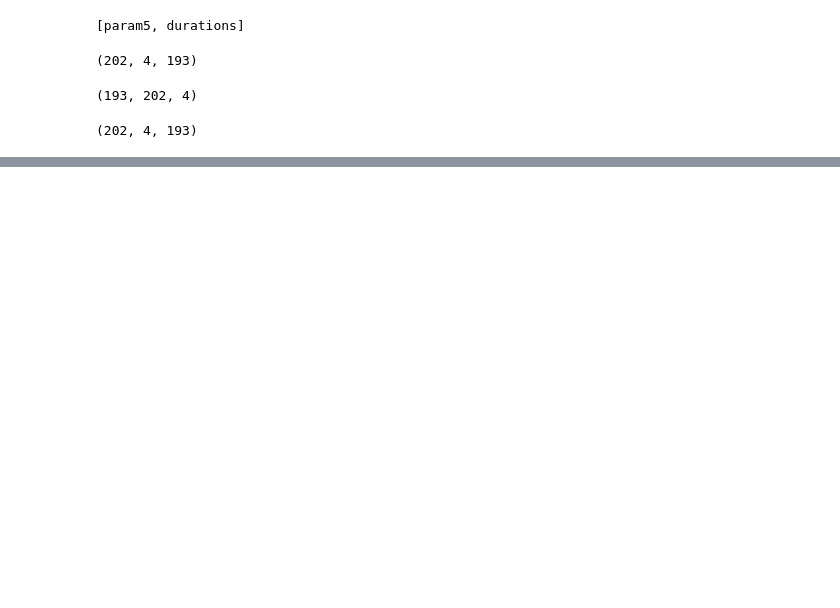
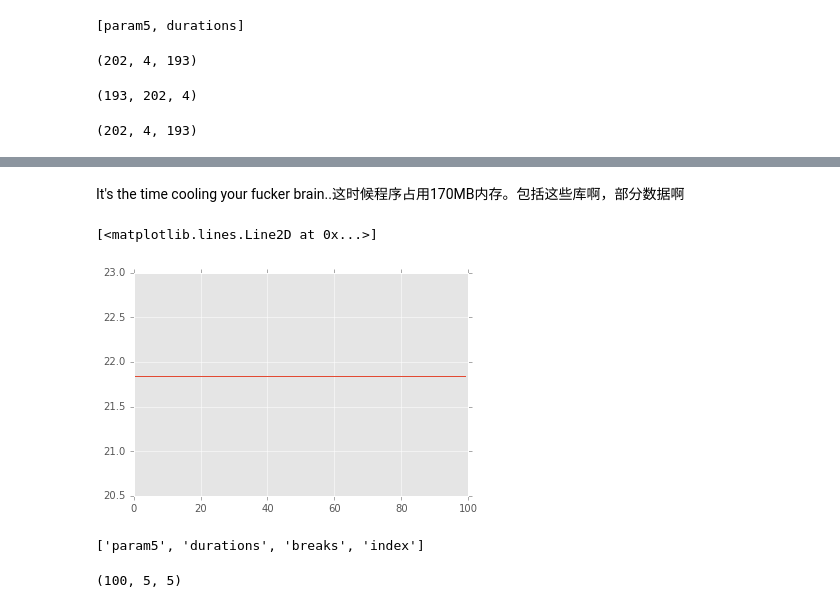
Before and after one commit to yiyuezhuo/touhou-replay-research, a Jupyter notebook: model2.ipynb, the cells around one changed output, grey strips where cells are left out. Drawn from its saved outputs; the diff is of its cells as text; code cells hidden in the pictures; blank space fills up the shorter version.

```diff
--- a/model2.ipynb
+++ b/model2.ipynb
@@ -155,0 +155,12 @@ Wall time: 48.2 s
+# %% [markdown]
+It's the time cooling your fucker brain..这时候程序占用170MB内存。包括这些库啊，部分数据啊
+# %%
+%%time
+with model:
+    step = pm.Metropolis()
+    trace = pm.sample(100, tune=0, init=None, step=step)
+# %%
+plt.plot(trace['param5'][:,0,0])
+# %% [output]
+[<matplotlib.lines.Line2D at 0x...>]
+[figure, added]
@@ -157,3 +170,11 @@ Wall time: 48.2 s
 # Go on!
 with model:
     trace = pm.sample(100)
+# %%
+trace.varnames
+# %% [output]
+['param5', 'durations', 'breaks', 'index']
+# %%
+trace['param5'].shape
+# %% [output]
+(100, 5, 5)
```
Also changed, not shown: parts of 17 cells of this notebook, 9 other files.
